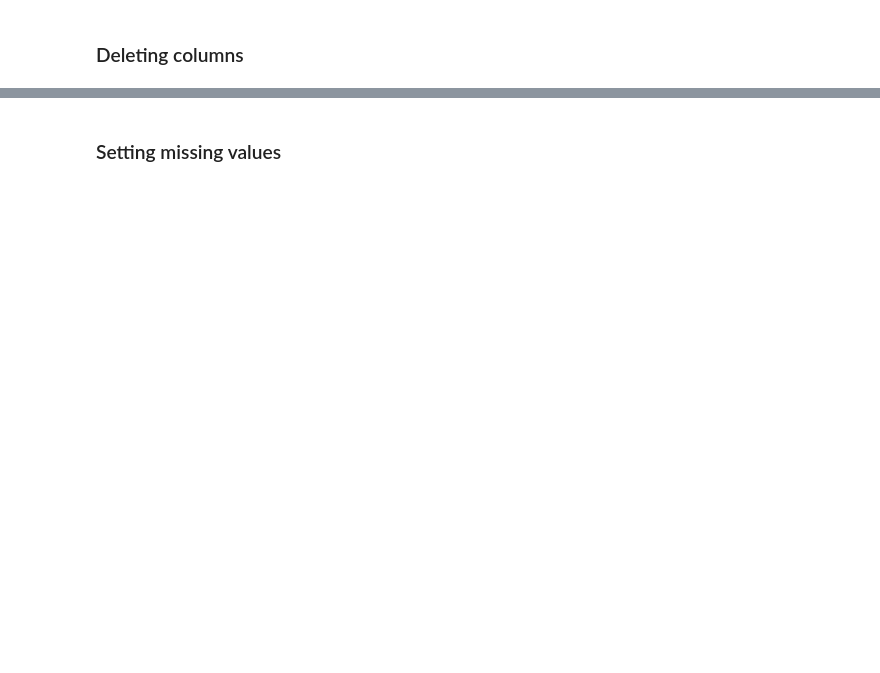
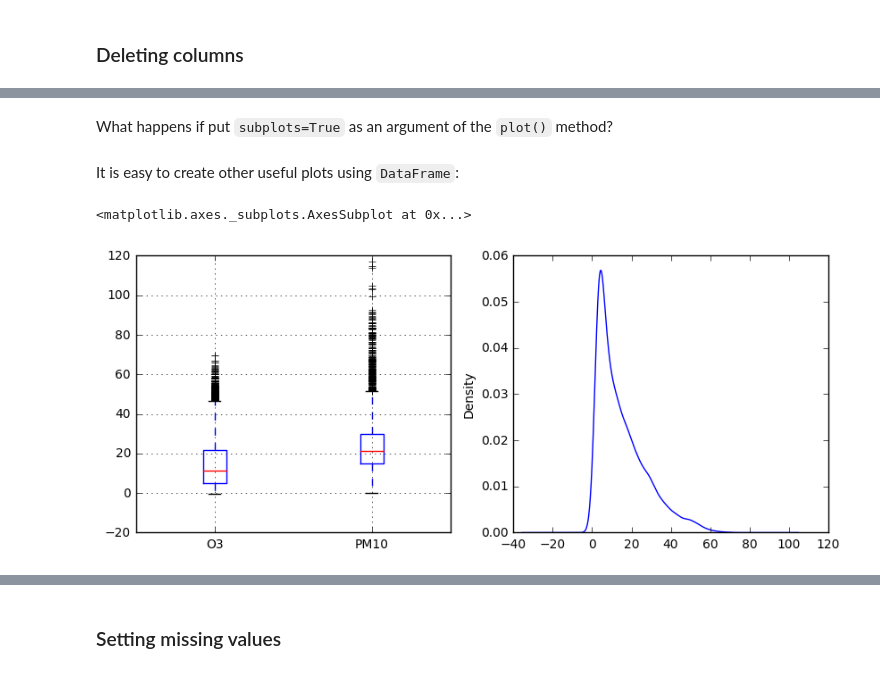
Before and after one commit to ueapy/enveast_python_course_materials, a Jupyter notebook: Day_2/17-Pandas-Intro.ipynb, the cells around one changed output, grey strips where cells are left out. Saved outputs shown, nothing was run; the diff lists cells and outputs as text; code cells hidden in the pictures; blank space fills up the shorter version.

```diff
--- a/Day_2/17-Pandas-Intro.ipynb
+++ b/Day_2/17-Pandas-Intro.ipynb
@@ -62,2 +228,9 @@ df.Ozone.values
+# %%
+air_quality = pd.read_csv(fname, header=4, skipfooter=4, na_values='No data', engine='python',
+                          parse_dates={'Time': [0, 1]})
 # %% [markdown]
 ### Renaming columns
+# %%
+air_quality.columns = ['Time', 'O3', 'O3_status', 'NOx', 'NOx_status',
+                       'CO', 'CO_status', 'PM10', 'PM10_status', 'Co', 'Co_status']
+air_quality.columns
@@ -65,0 +245,3 @@ df.Ozone.values
+# %%
+air_quality = air_quality.drop('Co', 1)
+air_quality = air_quality.drop('Co_status', 1)
@@ -65,0 +268,2 @@ df.Ozone.values
+# %% [markdown]
+What happens if put `subplots=True` as an argument of the `plot()` method?
@@ -65,0 +272,9 @@ df.Ozone.values
+# %% [markdown]
+It is easy to create other useful plots using `DataFrame`:
+# %%
+fig, (ax0, ax1) = plt.subplots(ncols=2, figsize=(10, 4))
+air_quality.boxplot(ax=ax0, column=['O3', 'PM10'])
+air_quality.O3.plot(ax=ax1, kind="kde")
+# %% [output]
+<matplotlib.axes._subplots.AxesSubplot at 0x...>
+[figure, added]
```
Also changed, not shown: parts of 73 cells of this notebook.
